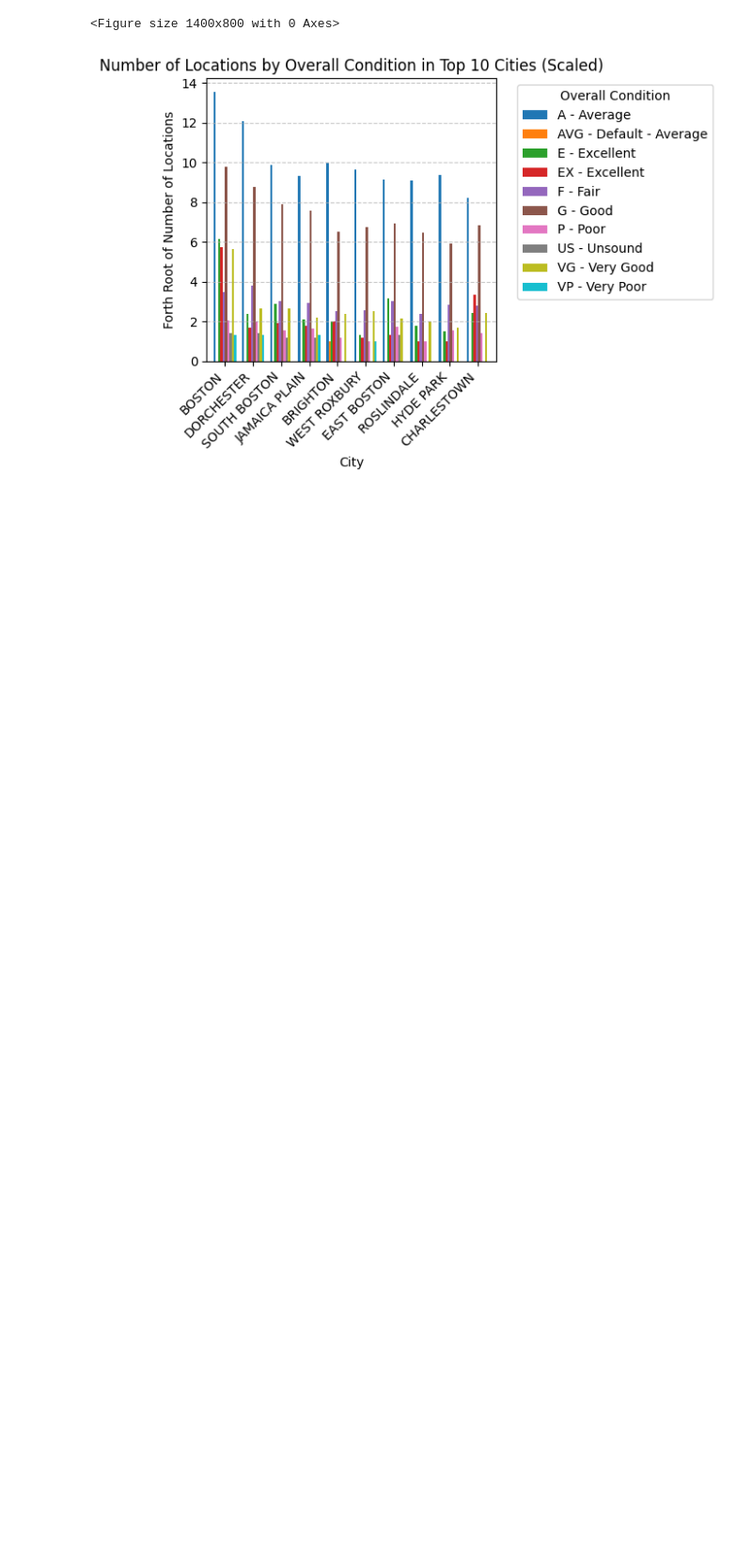
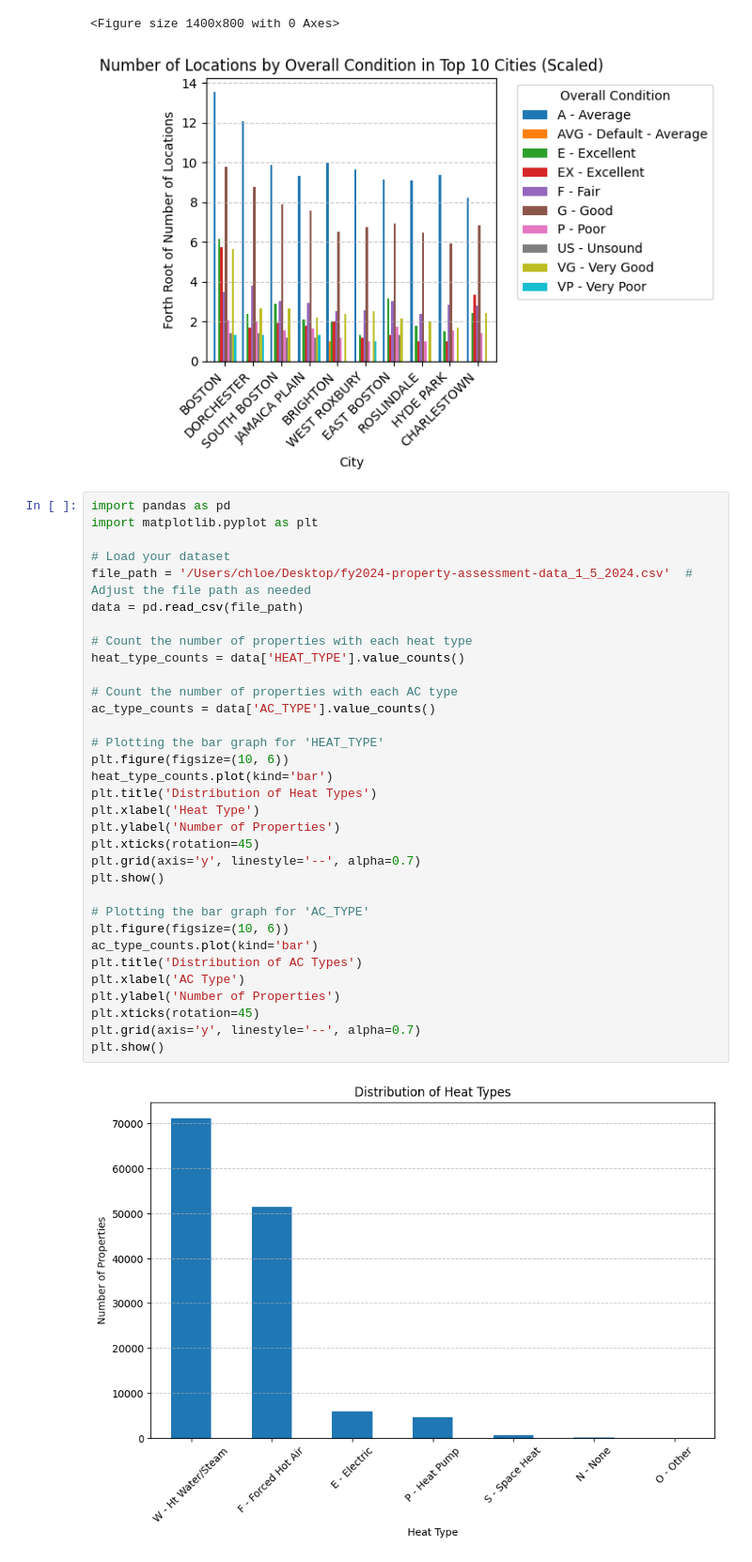
Before and after one commit to BU-Spark/ds-boston-building-violations, a Jupyter notebook: sp24-team-b/data/notebooks/propertyDetail.ipynb, the cells around one changed output. Shown at 94% size. Saved outputs shown, nothing was run; the diff lists cells and outputs as text; blank space fills up the shorter version.

Commit message:
updates to propertyDetail

```diff
--- a/sp24-team-b/data/notebooks/propertyDetail.ipynb
+++ b/sp24-team-b/data/notebooks/propertyDetail.ipynb
@@ -152,3 +152,38 @@ plt.show()
 # %% [output]
 <Figure size 1400x800 with 0 Axes>
 [figure]
+# %%
+import pandas as pd
+import matplotlib.pyplot as plt
+
+# Load your dataset
+file_path = '/Users/chloe/Desktop/fy2024-property-assessment-data_1_5_2024.csv'  # Adjust the file path as needed
+data = pd.read_csv(file_path)
+
+# Count the number of properties with each heat type
+heat_type_counts = data['HEAT_TYPE'].value_counts()
+
+# Count the number of properties with each AC type
+ac_type_counts = data['AC_TYPE'].value_counts()
+
+# Plotting the bar graph for 'HEAT_TYPE'
+plt.figure(figsize=(10, 6))
+heat_type_counts.plot(kind='bar')
+plt.title('Distribution of Heat Types')
+plt.xlabel('Heat Type')
+plt.ylabel('Number of Properties')
+plt.xticks(rotation=45)
+plt.grid(axis='y', linestyle='--', alpha=0.7)
+plt.show()
+
+# Plotting the bar graph for 'AC_TYPE'
+plt.figure(figsize=(10, 6))
+ac_type_counts.plot(kind='bar')
+plt.title('Distribution of AC Types')
+plt.xlabel('AC Type')
+plt.ylabel('Number of Properties')
+plt.xticks(rotation=45)
+plt.grid(axis='y', linestyle='--', alpha=0.7)
+plt.show()
+# %% [output]
+[figure, added]
```
Also changed, not shown: parts of 13 cells of this notebook.
